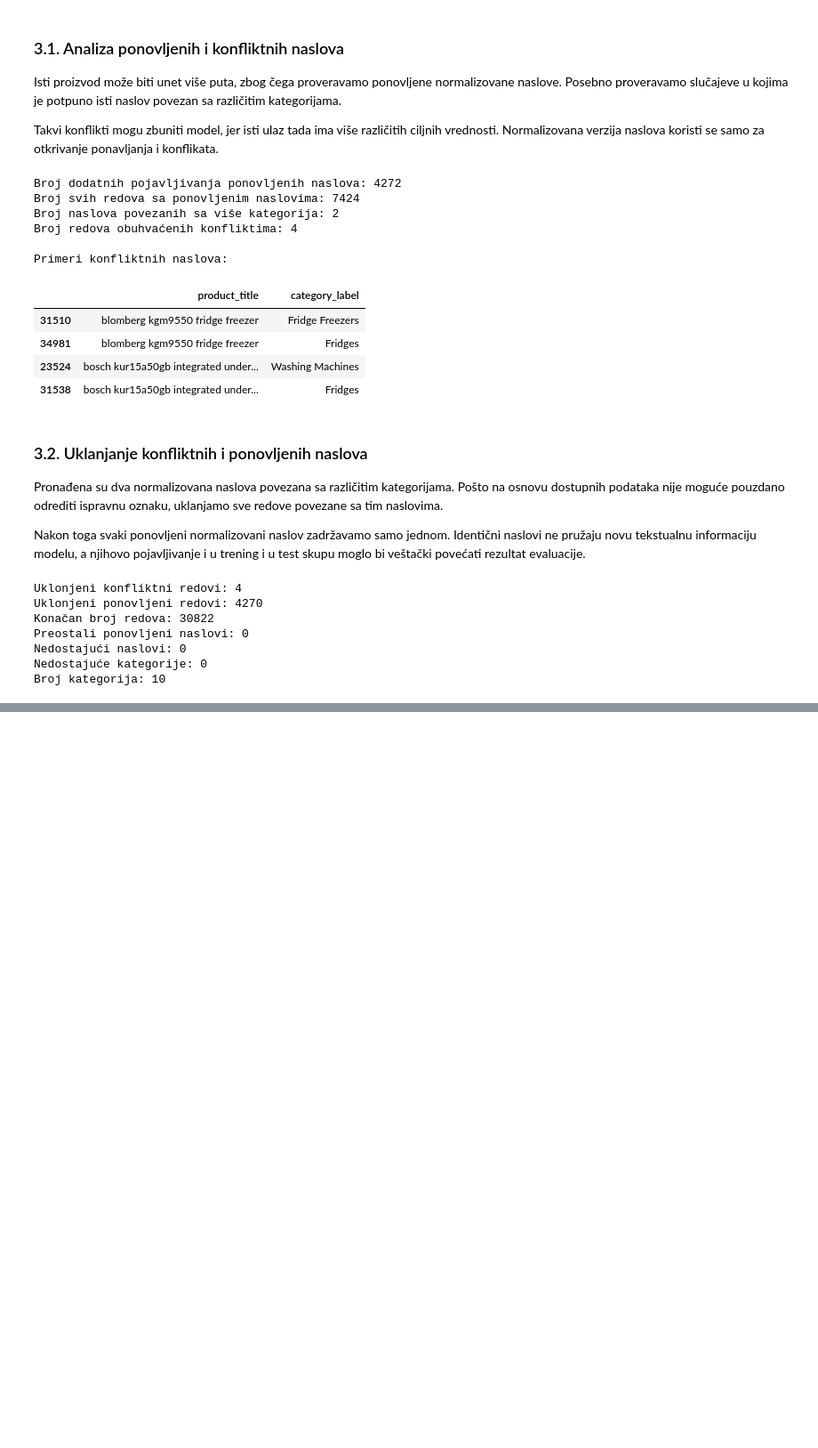
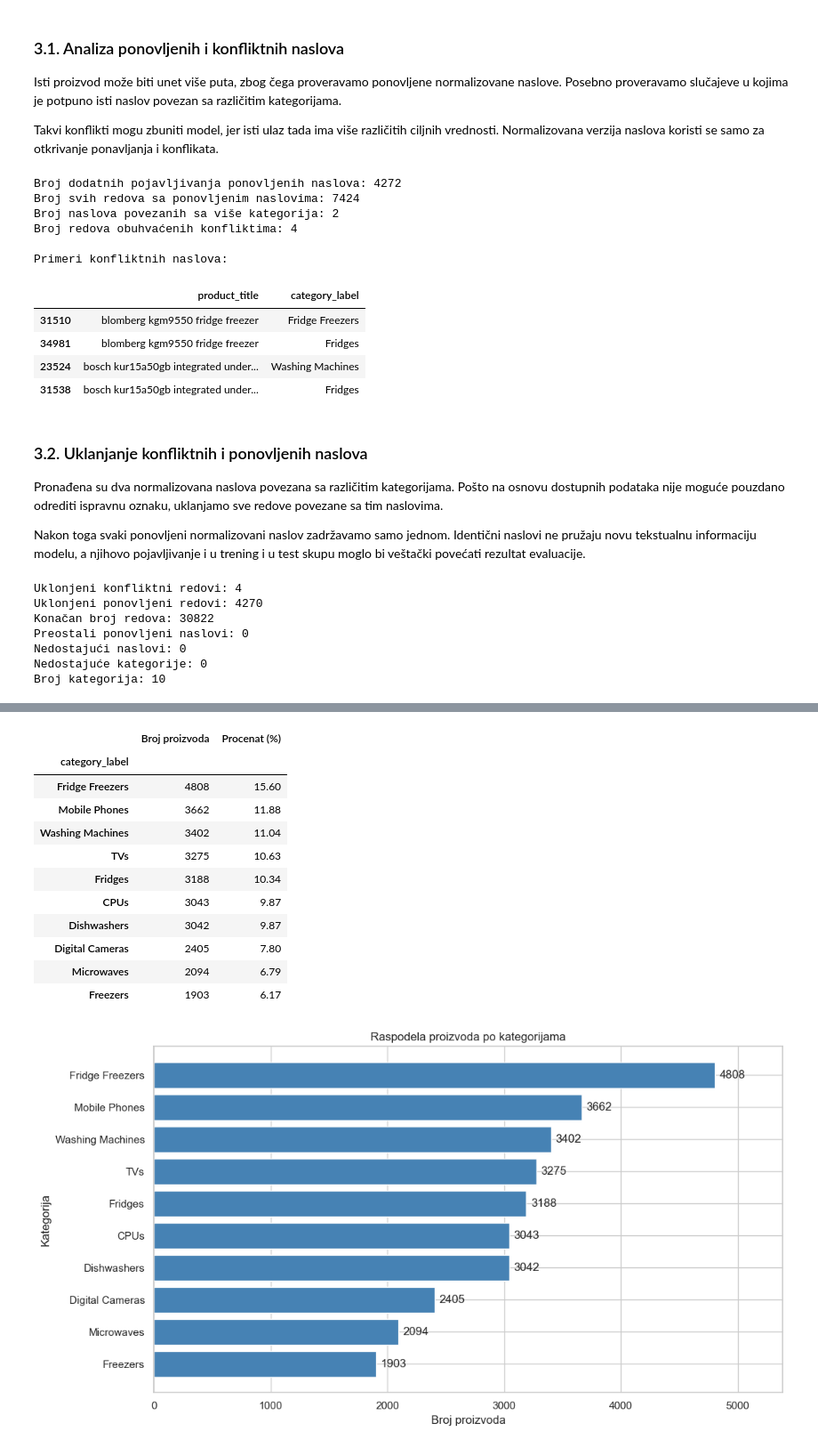
Before and after one commit to stefanstojanovic994/product-category-classifier, a Jupyter notebook: notebooks/product_category_classification.ipynb, the cells around one changed output, grey strips where cells are left out. Shown at 89% size. Saved outputs shown, nothing was run; the diff lists cells and outputs as text; code cells hidden in the pictures; blank space fills up the shorter version.

Commit message:
Analyze category distribution and engineer text features

```diff
--- a/notebooks/product_category_classification.ipynb
+++ b/notebooks/product_category_classification.ipynb
@@ -400,0 +407,64 @@ Broj kategorija: 10
+# %%
+# Broj proizvoda po kategorijama
+category_counts = (
+    df_clean["category_label"]
+    .value_counts()
+    .sort_values(ascending=False)
+)
+
+# Procenat proizvoda po kategorijama
+category_percentages = (
+    df_clean["category_label"]
+    .value_counts(normalize=True)
+    .mul(100)
+    .round(2)
+)
+
+# Tabela raspodele
+category_distribution = pd.DataFrame({
+    "Broj proizvoda": category_counts,
+    "Procenat (%)": category_percentages
+})
+
+display(category_distribution)
+
+# Priprema podataka za horizontalni grafikon
+plot_counts = category_counts.sort_values()
+
+plt.figure(figsize=(11, 6))
+
+bars = plt.barh(
+    plot_counts.index,
+    plot_counts.values,
+    color="steelblue"
+)
+
+# Dodavanje broja proizvoda pored svake trake
+for bar in bars:
+    plt.text(
+        bar.get_width() + 40,
+        bar.get_y() + bar.get_height() / 2,
+        f"{int(bar.get_width())}",
+        va="center"
+    )
+
+plt.title("Raspodela proizvoda po kategorijama")
+plt.xlabel("Broj proizvoda")
+plt.ylabel("Kategorija")
+plt.xlim(0, plot_counts.max() * 1.12)
+plt.tight_layout()
+plt.show()
+# %% [output]
+|  | Broj proizvoda | Procenat (%) |
+| category_label |  |  |
+| Fridge Freezers | 4808 | 15.60 |
+| Mobile Phones | 3662 | 11.88 |
+| Washing Machines | 3402 | 11.04 |
+| TVs | 3275 | 10.63 |
+| Fridges | 3188 | 10.34 |
+| CPUs | 3043 | 9.87 |
+| Dishwashers | 3042 | 9.87 |
+| Digital Cameras | 2405 | 7.80 |
+| Microwaves | 2094 | 6.79 |
+| Freezers | 1903 | 6.17 |
+[figure, added]
```
Also changed, not shown: parts of 8 cells of this notebook.
